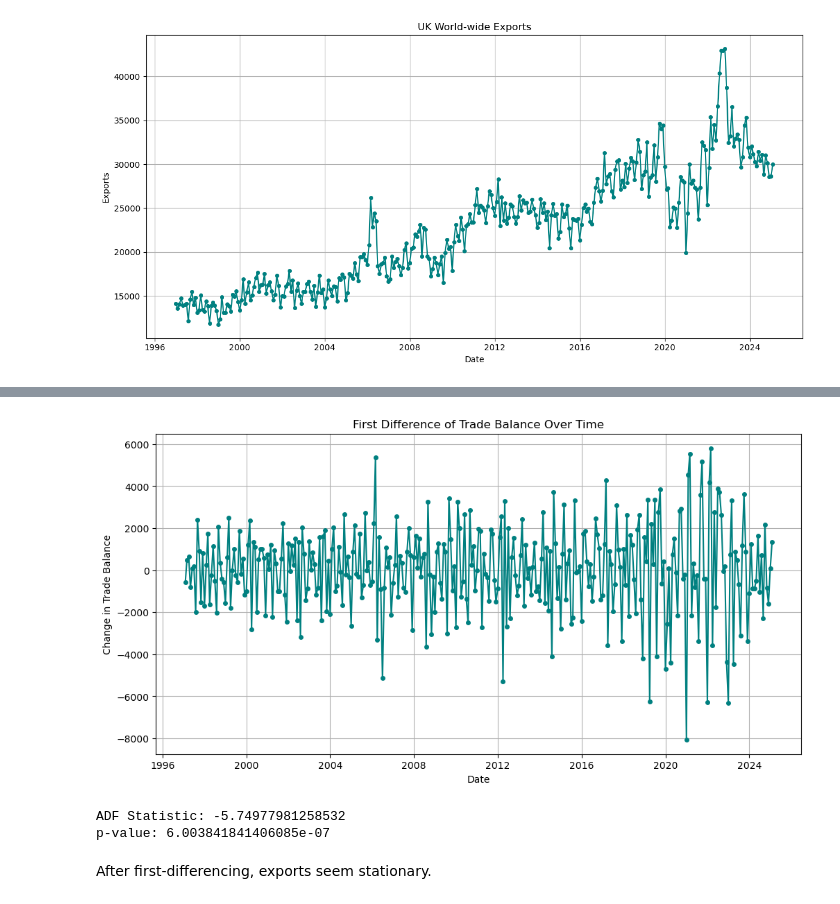
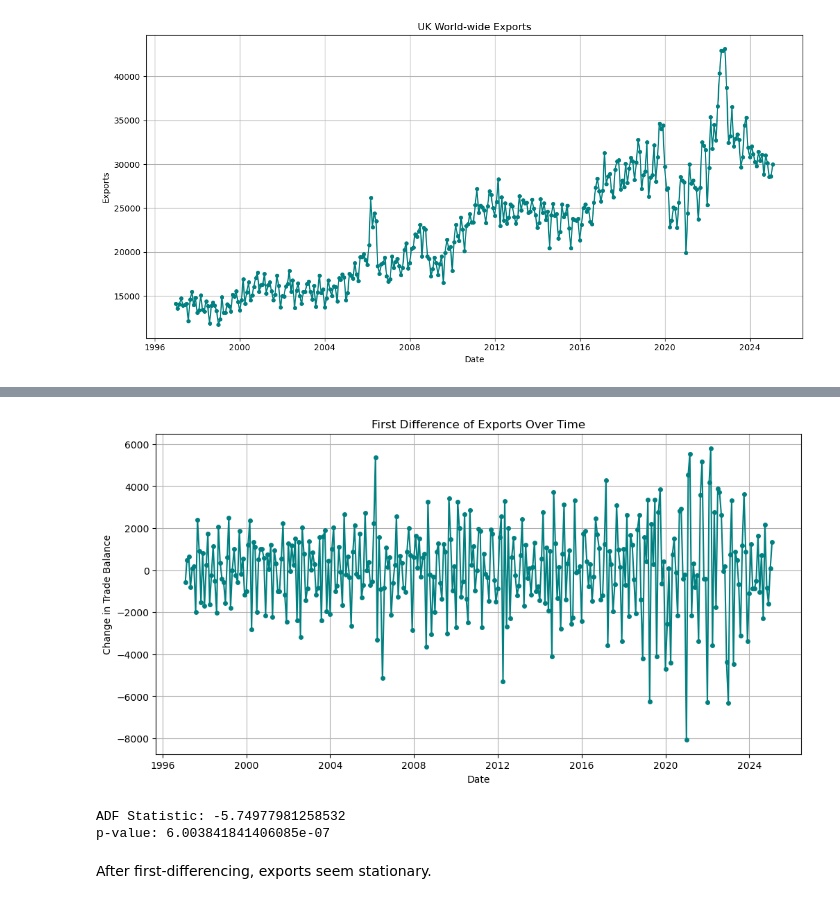
Before and after one commit to charlieollerenshaw/st451-project, a Jupyter notebook: tradebalanceregression.ipynb, the cells around one changed output, grey strips where cells are left out. Cells and saved outputs as stored; diff of their text form; code cells hidden in the pictures.

```diff
--- a/tradebalanceregression.ipynb
+++ b/tradebalanceregression.ipynb
@@ -42,28 +48,28 @@ plt.show()
 # %%
 plt.figure(figsize=(12,6))
 plt.plot(df['date'], df['exports'].diff(), marker='o', markersize =4, linestyle='-', color='teal')
 plt.xlabel("Date")
 plt.ylabel("Change in Trade Balance")
-plt.title("First Difference of Trade Balance Over Time")
+plt.title("First Difference of Exports Over Time")
 plt.grid(True)
 plt.show()
 
 from statsmodels.tsa.stattools import adfuller
 
 # Make sure the tradebalance column is numeric
 df['exports'] = pd.to_numeric(df['exports'], errors='coerce')
 
 # Take first difference & drop missing values (optional but useful before ADF)
 diff_series = df['exports'].diff().dropna()
 
 # Perform Augmented Dickey-Fuller test
 result = adfuller(diff_series)
 
 # Print the test results
 print("ADF Statistic:", result[0])
 print("p-value:", result[1])
 # %% [output]
-[figure, old version]
+[figure, new version]
 ADF Statistic: -5.74977981258532
 p-value: 6.003841841406085e-07
 # %% [markdown]
```
Also changed, not shown: parts of 10 cells of this notebook, 1 other file.
